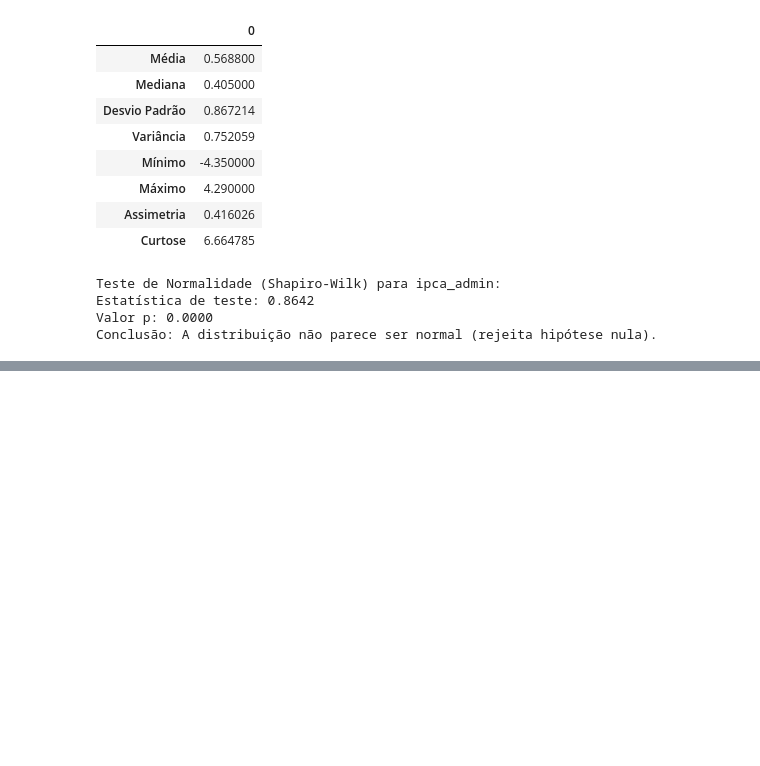
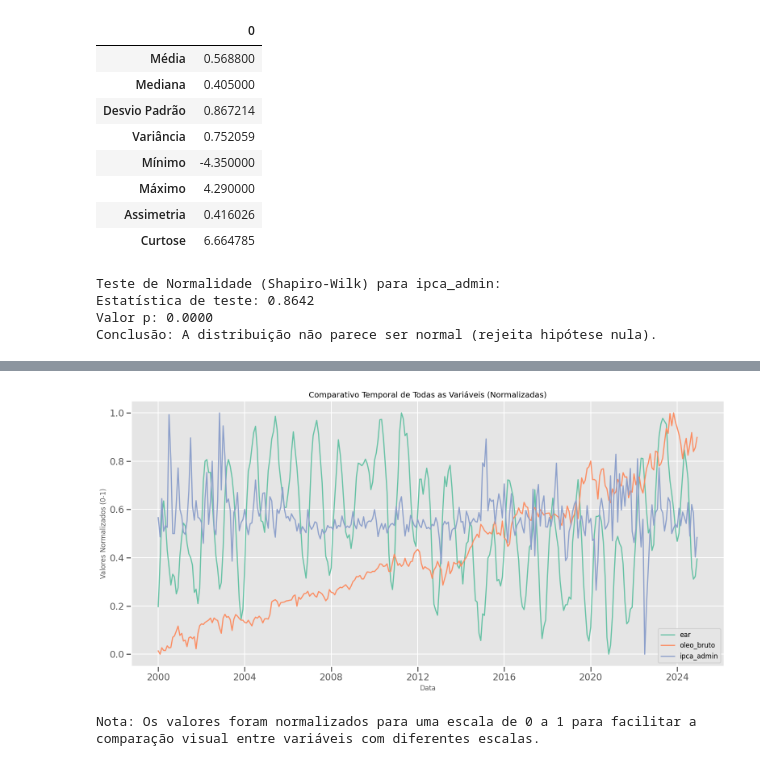
Before and after one commit to DPH38/DataScienceProject-, a Jupyter notebook: analise.ipynb, the cells around one changed output, grey strips where cells are left out. Saved outputs shown, nothing was run; the diff lists cells and outputs as text; code cells hidden in the pictures; blank space fills up the shorter version.

```diff
--- a/analise.ipynb
+++ b/analise.ipynb
@@ -232,0 +271,29 @@ Conclusão: A distribuição não parece ser normal (rejeita hipótese nula).
+# %%
+# 2. Visualização comparativa de todas as variáveis em um único gráfico
+plt.figure(figsize=(16, 8))
+
+# Normalizar as variáveis para facilitar a comparação visual
+from sklearn.preprocessing import MinMaxScaler
+
+# Criar um DataFrame normalizado para visualização comparativa
+scaler = MinMaxScaler()
+df_normalized = pd.DataFrame(scaler.fit_transform(df_ts[numeric_columns]),
+                            index=df_ts.index, columns=numeric_columns)
+
+# Plotar todas as variáveis normalizadas juntas
+for column in numeric_columns:
+    plt.plot(df_normalized.index, df_normalized[column], linewidth=2, label=column)
+
+plt.title('Comparativo Temporal de Todas as Variáveis (Normalizadas)', fontsize=14)
+plt.xlabel('Data', fontsize=12)
+plt.ylabel('Valores Normalizados (0-1)', fontsize=12)
+plt.grid(True)
+plt.legend(loc='best', fontsize=12)
+plt.tight_layout()
+plt.show()
+
+# Adicionar uma explicação sobre a normalização
+print("Nota: Os valores foram normalizados para uma escala de 0 a 1 para facilitar a comparação visual entre variáveis com diferentes escalas.")
+# %% [output]
+[figure, added]
+Nota: Os valores foram normalizados para uma escala de 0 a 1 para facilitar a comparação visual entre variáveis com diferentes escalas.
```
Also changed, not shown: parts of 9 cells of this notebook.
